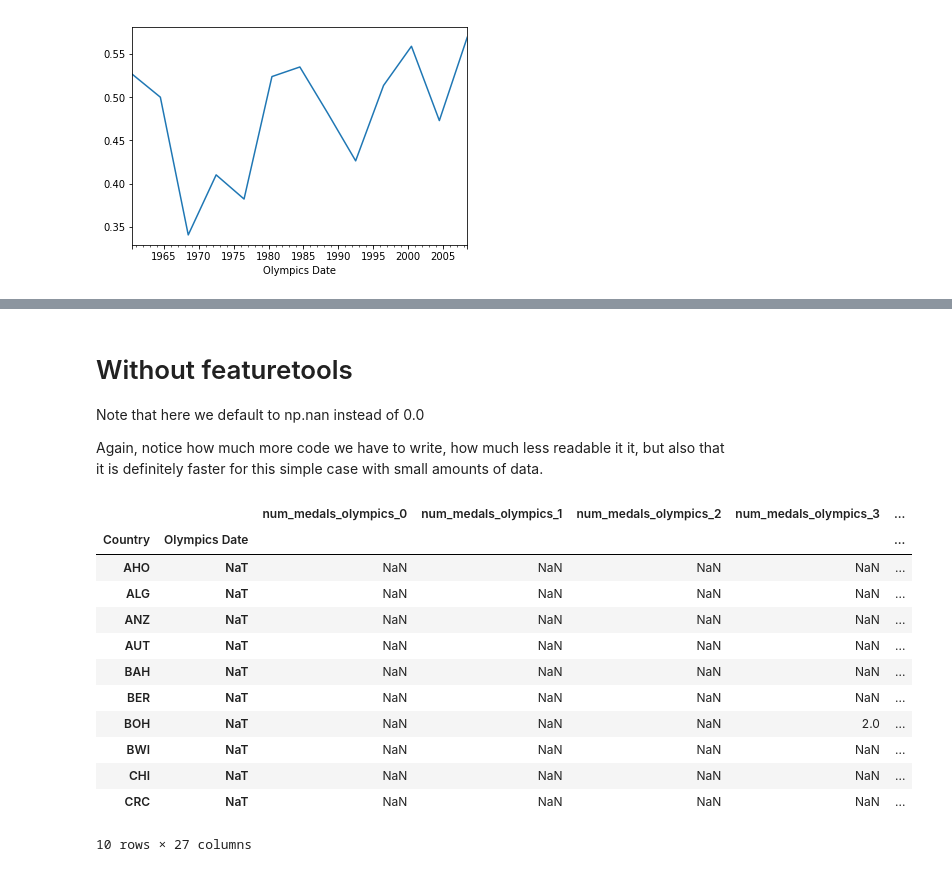
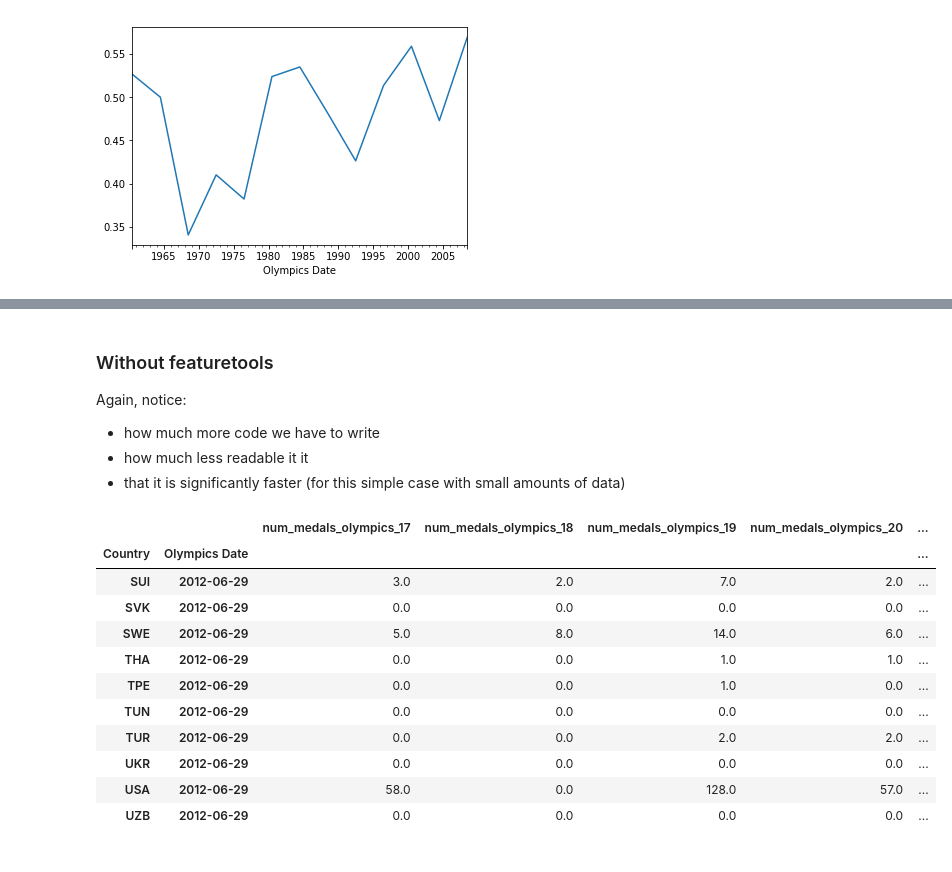
Before and after one commit to alteryx/predict-olympic-medals, a Jupyter notebook: BaselineSolutions.ipynb, the cells around one changed output, grey strips where cells are left out. Cells and saved outputs as stored; diff of their text form; code cells hidden in the pictures.

```diff
--- a/BaselineSolutions.ipynb
+++ b/BaselineSolutions.ipynb
@@ -299,43 +284,44 @@ feature_matrix.head(10)
 # %% [markdown]
-# Without featuretools
-Note that here we default to np.nan instead of 0.0
+### Without featuretools
 
-
-Again, notice how much more code we have to write, how much less readable it it, but also that it is definitely faster for this simple case with small amounts of data.
+Again, notice:
+* how much more code we have to write
+* how much less readable it it
+* that it is significantly faster (for this simple case with small amounts of data)
 # %%
 fm_columns = []
 all_countries = label_df[['Country']].drop_duplicates()
 dates = label_df['Olympics Date'].drop_duplicates().sort_values()[:-1]
 for i, date in enumerate(dates):
     at_date = label_df[label_df['Olympics Date'] == date]
     after_date = label_df[label_df['Olympics Date'] > date]
     after_date = after_date[['Olympics Date', 'Country']]
     num_medals_at_date = after_date.merge(at_date[['Country', 'Number of Medals']],
                                           on='Country', how='outer')
     num_medals_at_date = (num_medals_at_date.set_index('Country')
                                             .set_index('Olympics Date',
                                                        append=True))
     num_medals_at_date.rename(
         columns={'Number of Medals': 'num_medals_olympics_{}'.format(i)},
         inplace=True)
     fm_columns.append(num_medals_at_date)
 baseline2_fm = (pd.concat(fm_columns, axis=1)
-                  .sort_index(level='Olympics Date'))
+                  .sort_index(level='Olympics Date')
+                  .fillna(0))
 baseline2_fm['label'] = (label_df.set_index('Country')
                                  .set_index('Olympics Date',
                                             append=True)['Number of Medals'])
-baseline2_fm.head(10)
+baseline2_fm.iloc[-10:, -10:]
 # %% [output]
-|  |  | num_medals_olympics_0 | num_medals_olympics_1 | num_medals_olympics_2 | num_medals_olympics_3 | ... |
+|  |  | num_medals_olympics_17 | num_medals_olympics_18 | num_medals_olympics_19 | num_medals_olympics_20 | ... |
 | Country | Olympics Date |  |  |  |  | ... |
-| AHO | NaT | NaN | NaN | NaN | NaN | ... |
-| ALG | NaT | NaN | NaN | NaN | NaN | ... |
-| ANZ | NaT | NaN | NaN | NaN | NaN | ... |
-| AUT | NaT | NaN | NaN | NaN | NaN | ... |
-| BAH | NaT | NaN | NaN | NaN | NaN | ... |
-| BER | NaT | NaN | NaN | NaN | NaN | ... |
-| BOH | NaT | NaN | NaN | NaN | 2.0 | ... |
-| BWI | NaT | NaN | NaN | NaN | NaN | ... |
-| CHI | NaT | NaN | NaN | NaN | NaN | ... |
-| CRC | NaT | NaN | NaN | NaN | NaN | ... |
+| SUI | 2012-06-29 | 3.0 | 2.0 | 7.0 | 2.0 | ... |
+| SVK | 2012-06-29 | 0.0 | 0.0 | 0.0 | 0.0 | ... |
+| SWE | 2012-06-29 | 5.0 | 8.0 | 14.0 | 6.0 | ... |
+| THA | 2012-06-29 | 0.0 | 0.0 | 1.0 | 1.0 | ... |
+| TPE | 2012-06-29 | 0.0 | 0.0 | 1.0 | 0.0 | ... |
+| TUN | 2012-06-29 | 0.0 | 0.0 | 0.0 | 0.0 | ... |
+| TUR | 2012-06-29 | 0.0 | 0.0 | 2.0 | 2.0 | ... |
+| UKR | 2012-06-29 | 0.0 | 0.0 | 0.0 | 0.0 | ... |
+| USA | 2012-06-29 | 58.0 | 0.0 | 128.0 | 57.0 | ... |
+| UZB | 2012-06-29 | 0.0 | 0.0 | 0.0 | 0.0 | ... |
-10 rows × 27 columns
```
Also changed, not shown: parts of 22 cells of this notebook, 5 other files.
